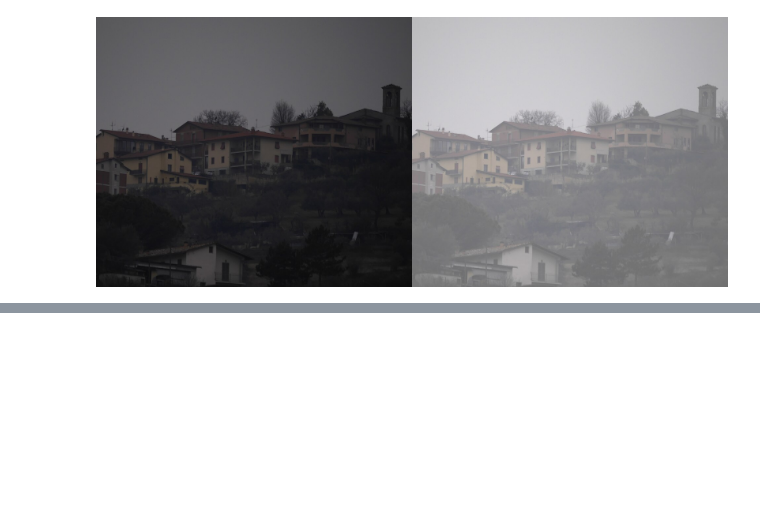
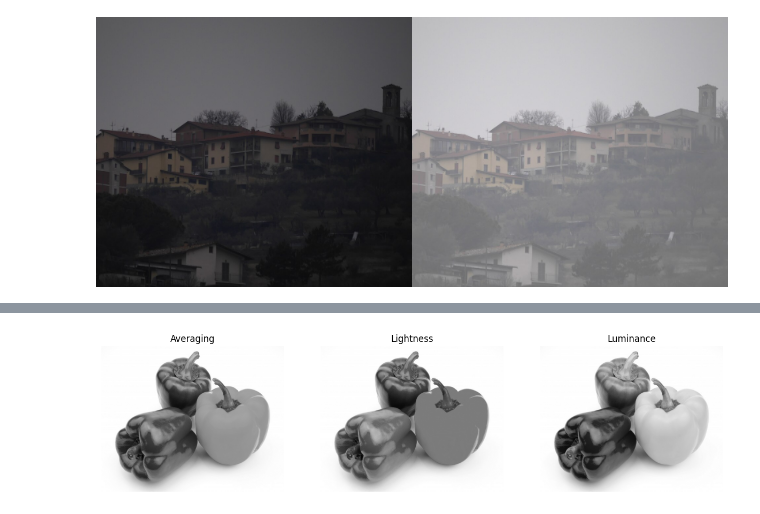
Before and after one commit to silvatria/PCVK_Ganjil_2026, a Jupyter notebook: Week3.ipynb, the cells around one changed output, grey strips where cells are left out. Cells and saved outputs as stored; diff of their text form; code cells hidden in the pictures; blank space fills up the shorter version.

```diff
--- a/Week3.ipynb
+++ b/Week3.ipynb
@@ -36,0 +91,21 @@ Masukkan nilai kecerahan: 100
+# %%
+# 4. Grayscale (Averaging, Lightness, Luminance)
+import cv2 as cv
+import numpy as np
+import matplotlib.pyplot as plt
+
+img = cv.imread('/content/drive/MyDrive/2C/PCVK/Images/peppers.jpg')
+img_rgb = cv.cvtColor(img, cv.COLOR_BGR2RGB).astype(np.float32)
+R, G, B = img_rgb[:,:,0], img_rgb[:,:,1], img_rgb[:,:,2]
+
+gray_avg = np.uint8((R + G + B) / 3)
+gray_light = np.uint8((np.maximum(np.maximum(R, G), B) + np.minimum(np.minimum(R, G), B)) / 2)
+gray_lumi = np.uint8(0.21 * R + 0.72 * G + 0.07 * B)
+
+plt.figure(figsize=(15, 5))
+plt.subplot(1, 3, 1), plt.imshow(gray_avg, cmap='gray'), plt.title('Averaging'), plt.axis('off')
+plt.subplot(1, 3, 2), plt.imshow(gray_light, cmap='gray'), plt.title('Lightness'), plt.axis('off')
+plt.subplot(1, 3, 3), plt.imshow(gray_lumi, cmap='gray'), plt.title('Luminance'), plt.axis('off')
+plt.show()
+# %% [output]
+[figure, added]
```
Also changed, not shown: parts of 10 cells of this notebook.
